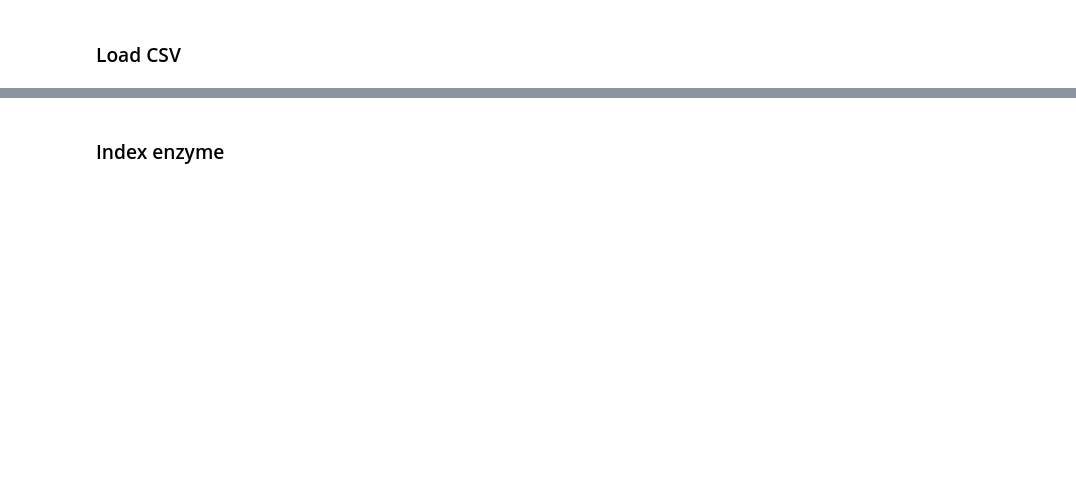
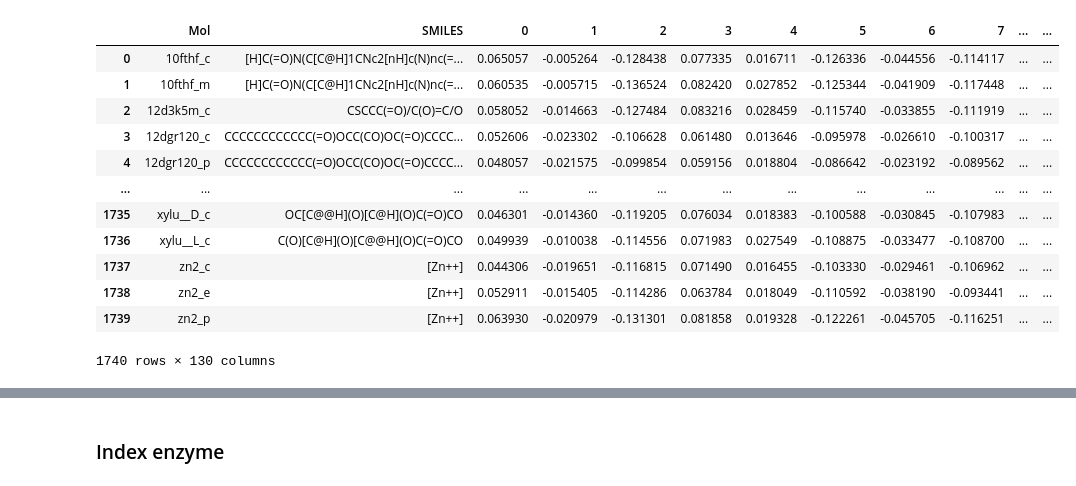
Before and after one commit to iamyufan/AlphaFold-Research, a Jupyter notebook: gnn/data/preprocess/data_preprocess.ipynb, the cells around one changed output, grey strips where cells are left out. Cells and saved outputs as stored; diff of their text form; code cells hidden in the pictures; blank space fills up the shorter version.

```diff
--- a/gnn/data/preprocess/data_preprocess.ipynb
+++ b/gnn/data/preprocess/data_preprocess.ipynb
@@ -2,8 +2,6 @@
 import numpy as np
 import pandas as pd
 import pickle
-# %% [markdown]
-### Load CSV
 # %%
 models_list = ['iMM904_Model_ver2.csv', 'iYO844_Model.csv']
 mvecs_list = ['iMM904_mvec_ver2.csv', 'iYO844_mvec.csv']
@@ -14,0 +14,16 @@ mvec_2 = pd.read_csv(mvecs_list[1])
+# %%
+mvec
+# %% [output]
+|  | Mol | SMILES | 0 | 1 | 2 | 3 | 4 | 5 | 6 | 7 | ... | ... |
+| 0 | 10fthf_c | [H]C(=O)N(C[C@H]1CNc2[nH]c(N)nc(=... | 0.065057 | -0.005264 | -0.128438 | 0.077335 | 0.016711 | -0.126336 | -0.044556 | -0.114117 | ... | ... |
+| 1 | 10fthf_m | [H]C(=O)N(C[C@H]1CNc2[nH]c(N)nc(=... | 0.060535 | -0.005715 | -0.136524 | 0.082420 | 0.027852 | -0.125344 | -0.041909 | -0.117448 | ... | ... |
+| 2 | 12d3k5m_c | CSCCC(=O)/C(O)=C/O | 0.058052 | -0.014663 | -0.127484 | 0.083216 | 0.028459 | -0.115740 | -0.033855 | -0.111919 | ... | ... |
+| 3 | 12dgr120_c | CCCCCCCCCCCC(=O)OCC(CO)OC(=O)CCCC... | 0.052606 | -0.023302 | -0.106628 | 0.061480 | 0.013646 | -0.095978 | -0.026610 | -0.100317 | ... | ... |
+| 4 | 12dgr120_p | CCCCCCCCCCCC(=O)OCC(CO)OC(=O)CCCC... | 0.048057 | -0.021575 | -0.099854 | 0.059156 | 0.018804 | -0.086642 | -0.023192 | -0.089562 | ... | ... |
+| ... | ... | ... | ... | ... | ... | ... | ... | ... | ... | ... | ... | ... |
+| 1735 | xylu__D_c | OC[C@@H](O)[C@H](O)C(=O)CO | 0.046301 | -0.014360 | -0.119205 | 0.076034 | 0.018383 | -0.100588 | -0.030845 | -0.107983 | ... | ... |
+| 1736 | xylu__L_c | C(O)[C@H](O)[C@@H](O)C(=O)CO | 0.049939 | -0.010038 | -0.114556 | 0.071983 | 0.027549 | -0.108875 | -0.033477 | -0.108700 | ... | ... |
+| 1737 | zn2_c | [Zn++] | 0.044306 | -0.019651 | -0.116815 | 0.071490 | 0.016455 | -0.103330 | -0.029461 | -0.106962 | ... | ... |
+| 1738 | zn2_e | [Zn++] | 0.052911 | -0.015405 | -0.114286 | 0.063784 | 0.018049 | -0.110592 | -0.038190 | -0.093441 | ... | ... |
+| 1739 | zn2_p | [Zn++] | 0.063930 | -0.020979 | -0.131301 | 0.081858 | 0.019328 | -0.122261 | -0.045705 | -0.116251 | ... | ... |
+1740 rows × 130 columns
```
Also changed, not shown: parts of 27 cells of this notebook, 6 other files.
